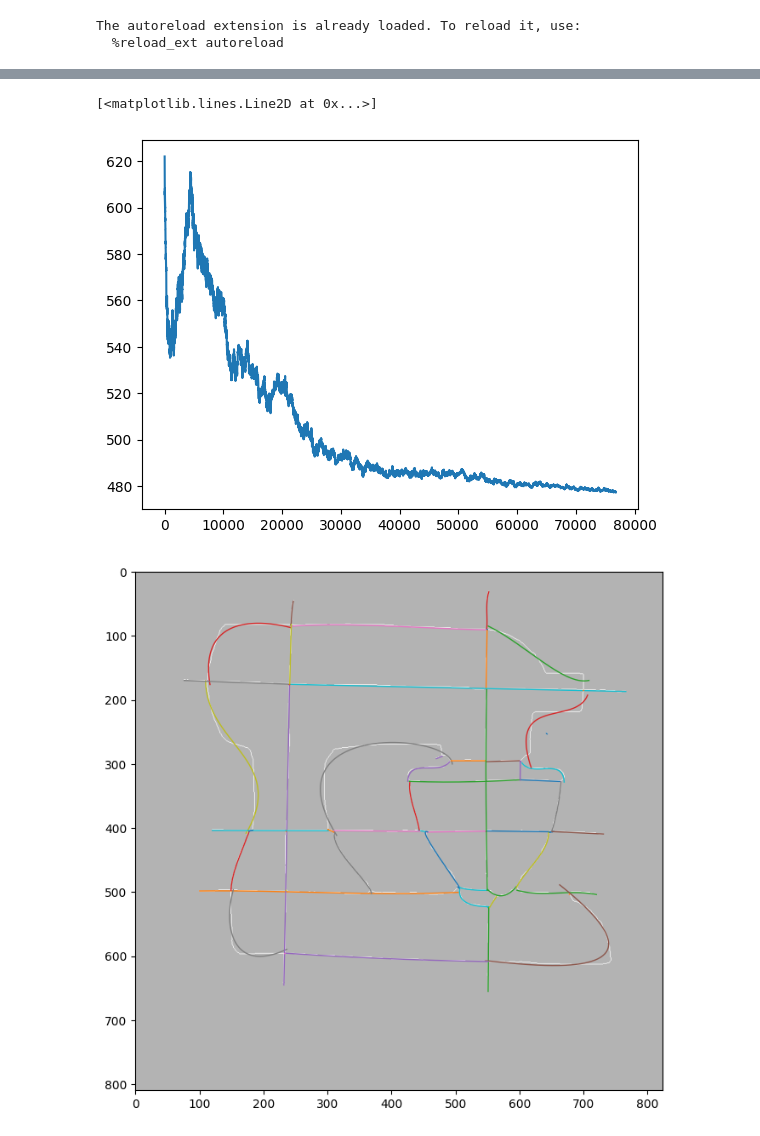
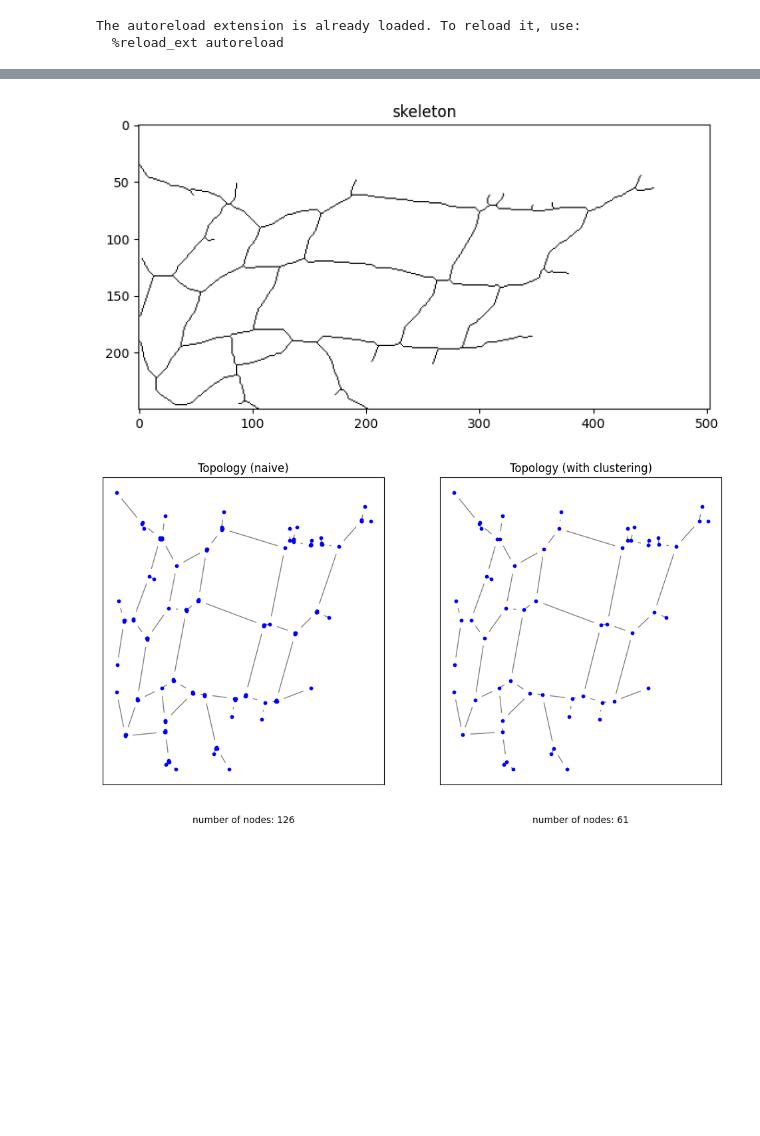
Before and after one commit to rambip/sketch-vectorization, a Jupyter notebook: notebooks/work.ipynb, the cells around one changed output, grey strips where cells are left out. Cells and saved outputs as stored; diff of their text form; code cells hidden in the pictures; blank space fills up the shorter version.

Commit message:
up to date notebook with all visuals

```diff
--- a/notebooks/work.ipynb
+++ b/notebooks/work.ipynb
@@ -98,16 +20,30 @@ for i in tqdm(range(MAX_IT)):
-# %%
-plt.plot(range(len(error)), error)
-# %% [output]
-[<matplotlib.lines.Line2D at 0x...>]
-[figure, removed]
-# %%
-plt.figure(figsize=(8, 8))
-plt.imshow(skeleton, cmap="gray", alpha=0.3)
-for i, h in enumerate(hyper.all_hyperedges()):
-    p = np.array(h.pixels).T
-    instants = np.linspace(0, 1, p.shape[1])
-    control_points = fit_bezier(p, instants, degree=h.degree)
-    traj = interpolate_bezier(control_points, instants)
-    plt.plot(traj[1], traj[0], label=i, linewidth=1)
-# %% [output]
-[figure, removed]
+# %%
+# Skeleton extraction
+img = io.imread(ROOT_DIR /"data/original_paper/figure_1/input.png")[100:350, 300:, :]
+
+skeleton, thikness = image_to_skeleton(img)
+plt.figure(figsize=(8, 8))
+plt.imshow(1-skeleton, cmap="gray")
+plt.title("skeleton")
+plt.show()
+
+topo_graph_ = extract_topology_from_skeleton(skeleton)
+topo_graph = extract_simple_topology_from_skeleton(skeleton)
+
+
+plt.figure(figsize=(12, 6))
+
+ax = plt.subplot(1, 2, 1)
+visualize_topo(topo_graph_, full_graph=True)
+plt.title("Topology (naive)")
+ax.text(.5,-0.1,f"number of nodes: {len(topo_graph_.nodes())}", fontsize=10, ha='center', va='top', transform=ax.transAxes)
+
+ax = plt.subplot(1, 2, 2)
+visualize_topo(topo_graph, full_graph=True)
+plt.title("Topology (with clustering)")
+ax.text(.5,-0.1,f"number of nodes: {len(topo_graph.nodes())}", fontsize=10, ha='center', va='top', transform=ax.transAxes)
+
+plt.show()
+# %% [output]
+[figure, added]
+[figure, added]
```
Also changed, not shown: parts of 13 cells of this notebook, 1 other file.
